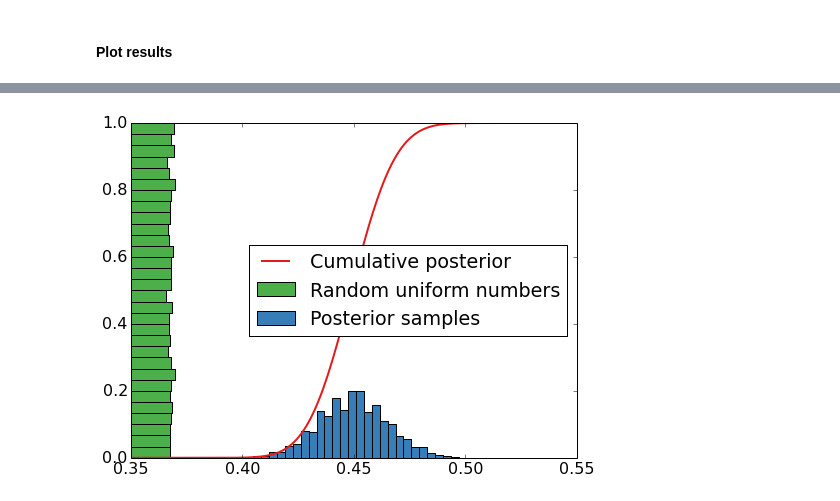
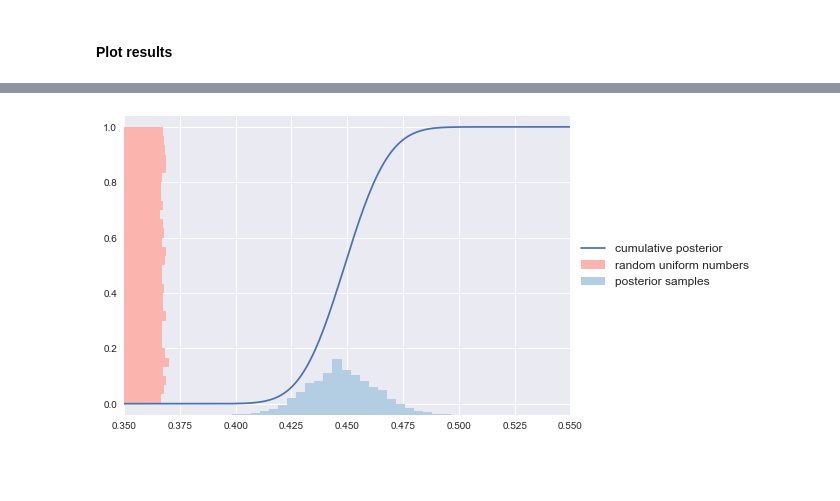
Before and after one commit to avehtari/BDA_py_demos, a Jupyter notebook: demos_ch2/demo2_4.ipynb, the cells around one changed output, grey strips where cells are left out. Cells and saved outputs as stored; diff of their text form; code cells hidden in the pictures; blank space fills up the shorter version.

```diff
--- a/demos_ch2/demo2_4.ipynb
+++ b/demos_ch2/demo2_4.ipynb
@@ -14,13 +16,11 @@ from scipy.stats import beta
 
 %matplotlib inline
 import matplotlib.pyplot as plt
-# %%
-# Edit default plot settings (colours from colorbrewer2.org)
-plt.rc('figure', figsize=(8,6))
-plt.rc('font', size=16)
-plt.rc('lines', color='#377eb8', linewidth=2)
-plt.rc('axes', color_cycle=('#377eb8','#e41a1c','#4daf4a',
-                            '#984ea3','#ff7f00','#ffff33'))
+# %%
+# edit default plot settings
+plt.rc('font', size=12)
+# get pastel colormap
+pastels = plt.get_cmap('Pastel1')
 # %% [markdown]
 #### Calculate results
 # %%
@@ -81,19 +86,38 @@ fig.subplots_adjust(hspace=0.2)
 # %%
-# Plot samples
-fig = plt.figure()
-# Plot cumulative posterior
-plt.plot(x, pc, color='#e41a1c')
-# Calculate histograms and scale them into the same figure
+# plot samples
+plt.style.use('seaborn')
+# calculate histograms and scale them into the same figure
 hist_r = np.histogram(r, bins=30)
 hist_rr = np.histogram(rr, bins=30)
-plt.barh(hist_r[1][:-1], hist_r[0]*0.02/hist_r[0].max(),
-        height=hist_r[1][1]-hist_r[1][0], left=0.35, color='#4daf4a')
-plt.bar(hist_rr[1][:-1], hist_rr[0]*0.2/hist_rr[0].max(),
-        width=hist_rr[1][1]-hist_rr[1][0], color='#377eb8')
-plt.legend(('Cumulative posterior', 'Random uniform numbers',
-            'Posterior samples'), loc='best')
-# Set limits
+plt.barh(
+    hist_r[1][:-1],
+    hist_r[0]*0.02/hist_r[0].max(),
+    height=hist_r[1][1]-hist_r[1][0],
+    left=0.35,
+    align='edge',
+    color=pastels(0),
+    label='random uniform numbers'
+)
+plt.bar(
+    hist_rr[1][:-1],
+    hist_rr[0]*0.2/hist_rr[0].max(),
+    width=hist_rr[1][1]-hist_rr[1][0],
+    bottom=-0.04,
+    color=pastels(1),
+    label='posterior samples'
+)
+# plot cumulative posterior
+plt.plot(x, pc, label='cumulative posterior')
+# turn spines off
+
+# legend
+plt.legend(
+    loc='center left',
+    bbox_to_anchor=(1.0, 0.5),
+    fontsize=12
+)
+# set limits
 plt.xlim((0.35, 0.55))
-plt.ylim((0,1));
+plt.ylim((-0.04, 1.04));
 # %% [output]
-[figure, old version]
+[figure, new version]
```
Also changed, not shown: parts of 3 cells of this notebook.
